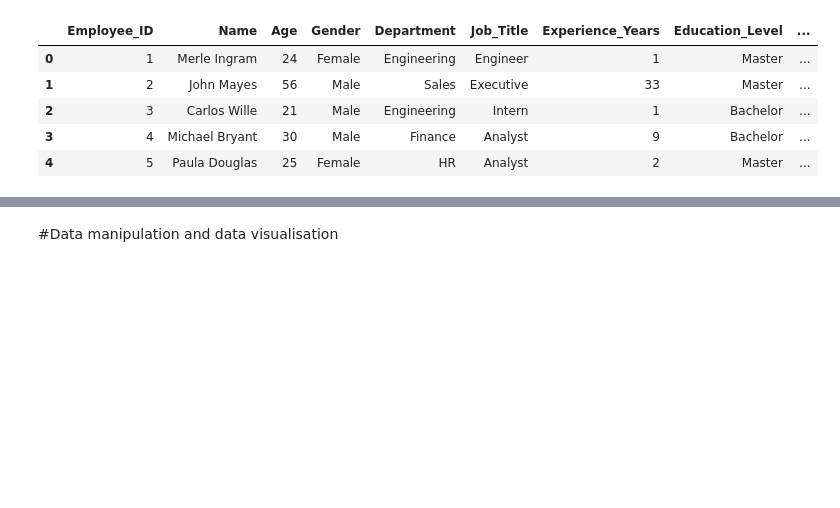
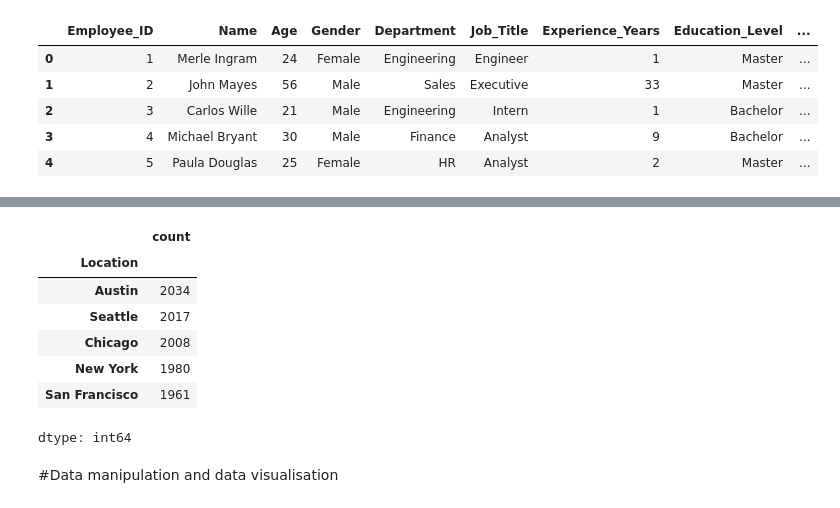
Before and after one commit to Pavel-Zinkevich/Employee_salary, a Jupyter notebook: Employee_salary.ipynb, the cells around one changed output, grey strips where cells are left out. Drawn from its saved outputs; the diff is of its cells as text; code cells hidden in the pictures; blank space fills up the shorter version.

```diff
--- a/Employee_salary.ipynb
+++ b/Employee_salary.ipynb
@@ -122,3 +110,14 @@ fig.show()
+# %%
+df.Location.value_counts()
+# %% [output]
+|  | count |
+| Location |  |
+| Austin | 2034 |
+| Seattle | 2017 |
+| Chicago | 2008 |
+| New York | 1980 |
+| San Francisco | 1961 |
+dtype: int64
 # %% [markdown]
 #Data manipulation and data visualisation
 # %%
```
Also changed, not shown: parts of 17 cells of this notebook.
